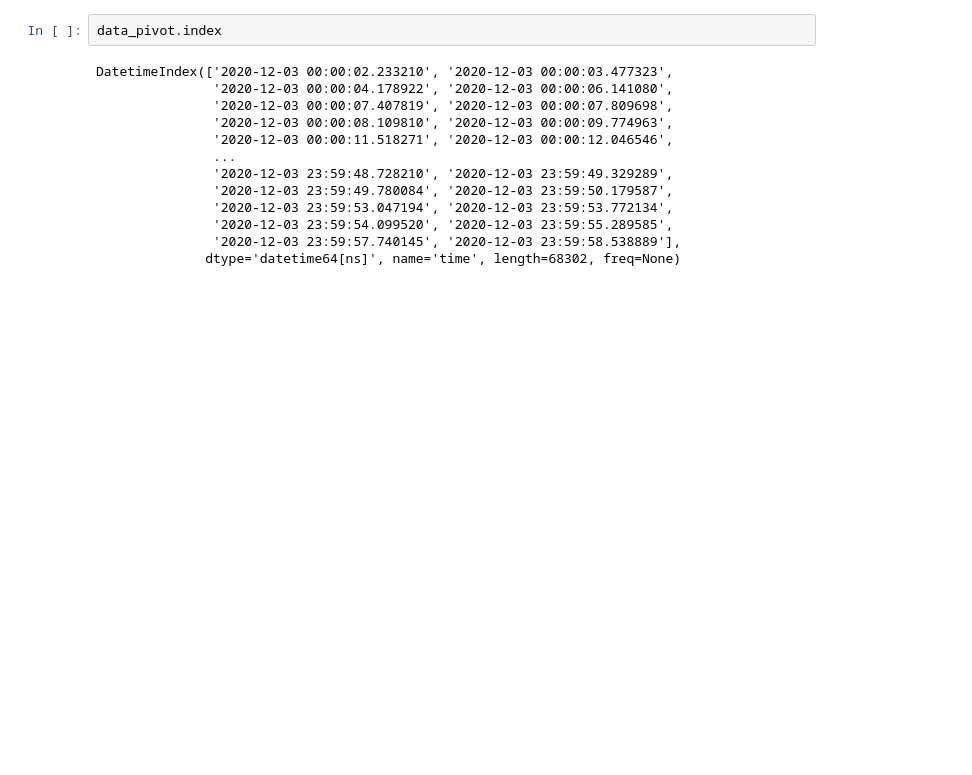
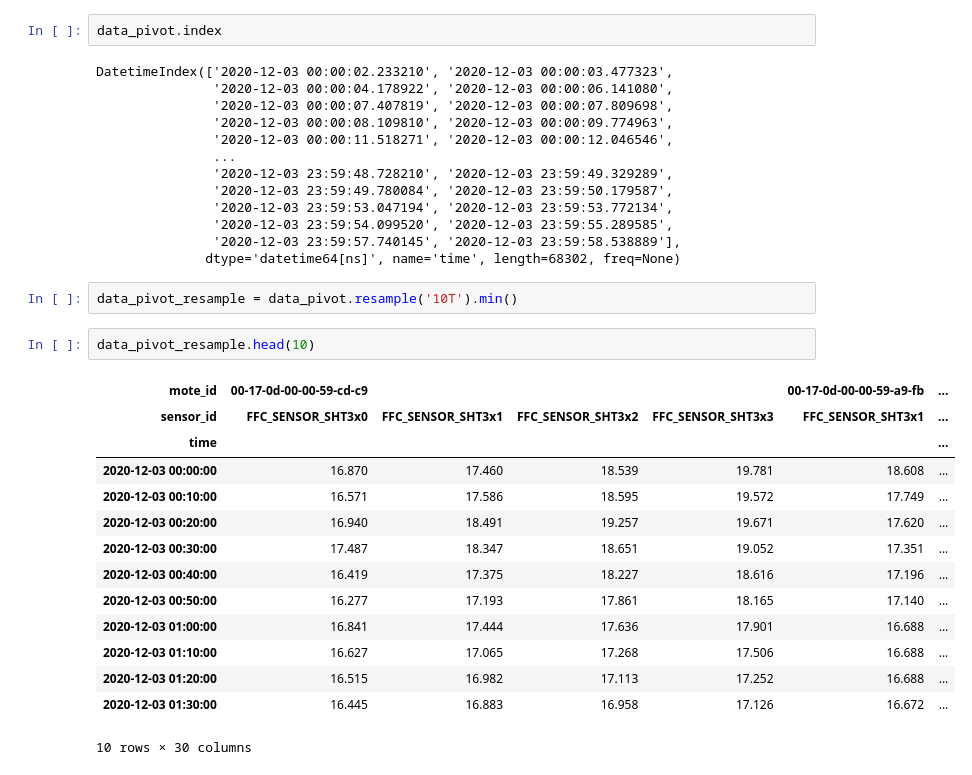
Before and after one commit to hernanlira/hl_frost, a Jupyter notebook: 05_model1.ipynb, the cells around one changed output. Drawn from its saved outputs; the diff is of its cells as text; blank space fills up the shorter version.

Commit message:
after resample

```diff
--- a/05_model1.ipynb
+++ b/05_model1.ipynb
@@ -64,3 +64,22 @@ DatetimeIndex(['2020-12-03 00:00:02.233210', '2020-12-03 00:00:03.477323',
                '2020-12-03 23:59:54.099520', '2020-12-03 23:59:55.289585',
                '2020-12-03 23:59:57.740145', '2020-12-03 23:59:58.538889'],
               dtype='datetime64[ns]', name='time', length=68302, freq=None)
+# %%
+data_pivot_resample = data_pivot.resample('10T').min()
+# %%
+data_pivot_resample.head(10)
+# %% [output]
+| mote_id | 00-17-0d-00-00-59-cd-c9 |  |  |  | 00-17-0d-00-00-59-a9-fb | ... |
+| sensor_id | FFC_SENSOR_SHT3x0 | FFC_SENSOR_SHT3x1 | FFC_SENSOR_SHT3x2 | FFC_SENSOR_SHT3x3 | FFC_SENSOR_SHT3x1 | ... |
+| time |  |  |  |  |  | ... |
+| 2020-12-03 00:00:00 | 16.870 | 17.460 | 18.539 | 19.781 | 18.608 | ... |
+| 2020-12-03 00:10:00 | 16.571 | 17.586 | 18.595 | 19.572 | 17.749 | ... |
+| 2020-12-03 00:20:00 | 16.940 | 18.491 | 19.257 | 19.671 | 17.620 | ... |
+| 2020-12-03 00:30:00 | 17.487 | 18.347 | 18.651 | 19.052 | 17.351 | ... |
+| 2020-12-03 00:40:00 | 16.419 | 17.375 | 18.227 | 18.616 | 17.196 | ... |
+| 2020-12-03 00:50:00 | 16.277 | 17.193 | 17.861 | 18.165 | 17.140 | ... |
+| 2020-12-03 01:00:00 | 16.841 | 17.444 | 17.636 | 17.901 | 16.688 | ... |
+| 2020-12-03 01:10:00 | 16.627 | 17.065 | 17.268 | 17.506 | 16.688 | ... |
+| 2020-12-03 01:20:00 | 16.515 | 16.982 | 17.113 | 17.252 | 16.688 | ... |
+| 2020-12-03 01:30:00 | 16.445 | 16.883 | 16.958 | 17.126 | 16.672 | ... |
+10 rows × 30 columns
```
